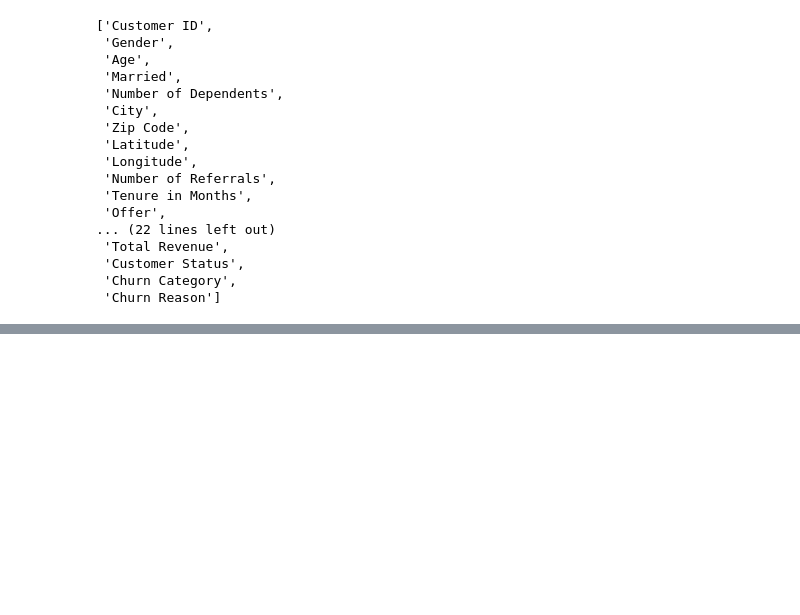
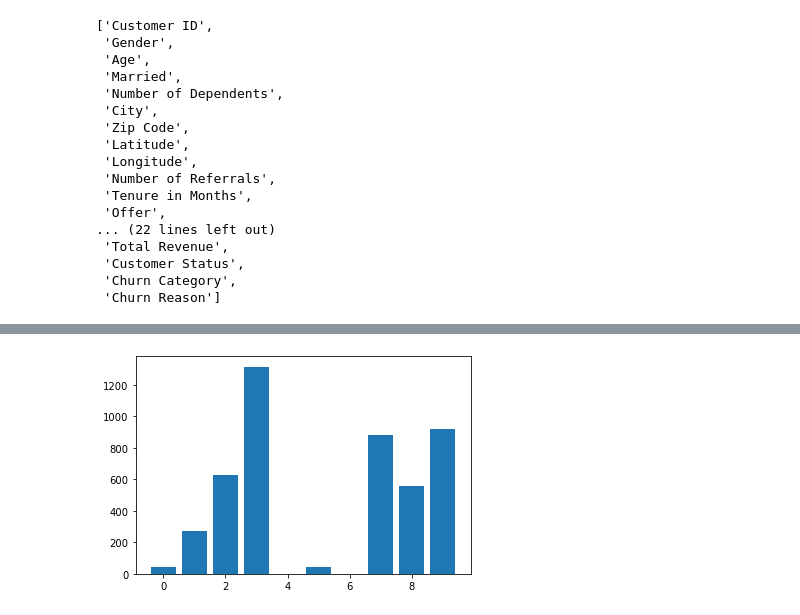
Before and after one commit to Kevin-McConchie/project4fork, a Jupyter notebook: kinlay/knn_model_svm_model.ipynb, the cells around one changed output, grey strips where cells are left out. Drawn from its saved outputs; the diff is of its cells as text; code cells hidden in the pictures; blank space fills up the shorter version.

```diff
--- a/kinlay/knn_model_svm_model.ipynb
+++ b/kinlay/knn_model_svm_model.ipynb
@@ -51,0 +73,27 @@ plt.show()
+# %%
+# Classification Feature Selection of the numerical variables against the target (categorical variable)
+from sklearn.feature_selection import SelectKBest
+from sklearn.feature_selection import f_classif
+from matplotlib import pyplot
+
+# ANOVA f-test Feature selection
+    # ANOVA: analysis of variance. A test for determining whether the means from two or more samples of data come from the
+        # same distribution
+    # ANOVA is used when one variable is numeric and one is categorical
+    # The methods based on F-test estimate the degree of linear dependency between two random variables
+    # The result tells us which features are independent to the target variable
+
+# define feature selection:
+    # Select features according to the k highest scores
+    # k=5 instructs the variable function to select the (5 best) features that are the most linearly dependent with the target
+    # f_classif function computes the ANOVA f-score
+fs = SelectKBest(score_func=f_classif, k=5)
+
+# apply feature selection:
+fs.fit(feature_selection, y_selection)
+selected_features = fs.transform(feature_selection)
+
+# tabulate features and view dataframe:
+numerical_features_df = pd.DataFrame({'numerical_features': feature_selection.columns,
+    'KBest_to_keep': fs.get_support(), 'f-score': fs.scores_})
+numerical_features_df
@@ -51,0 +112,6 @@ plt.show()
+# %%
+# plot:
+pyplot.bar([i for i in range(len(numerical_features_df['f-score']))], height=numerical_features_df['f-score'])
+pyplot.show()
+# %% [output]
+[figure, added]
```
Also changed, not shown: parts of 32 cells of this notebook, 1 other file.
